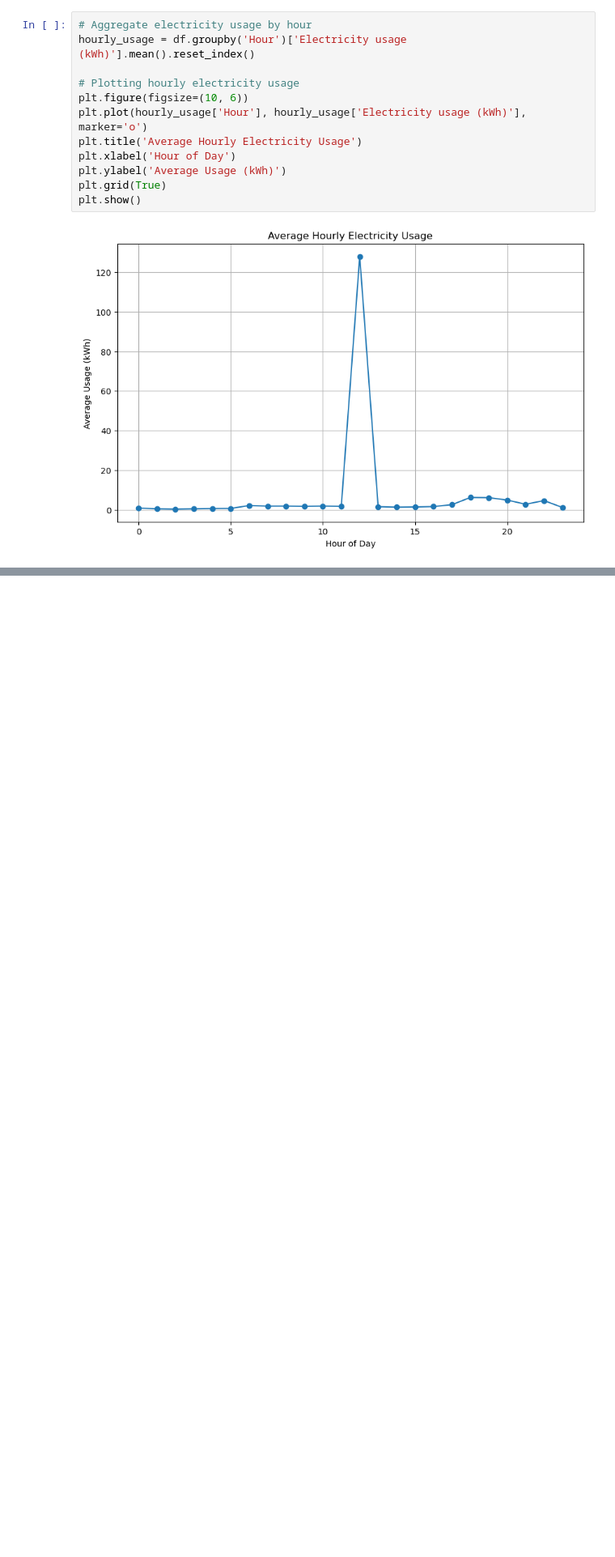
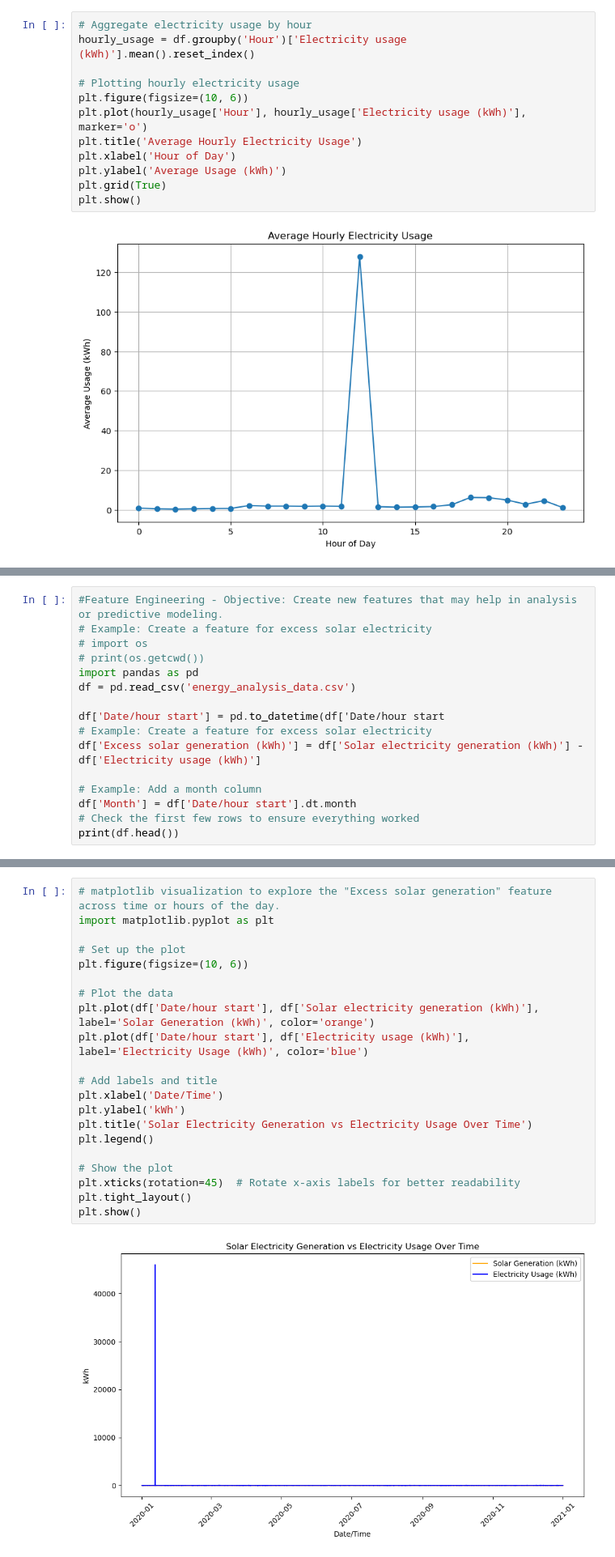
Before and after one commit to GichukiEdwin/Data-Analysis-Notebook, a Jupyter notebook: solar_battery_analysis/solar_battery_analysis.ipynb, the cells around one changed output, grey strips where cells are left out. Shown at 81% size. Drawn from its saved outputs; the diff is of its cells as text; blank space fills up the shorter version.

```diff
--- a/solar_battery_analysis/solar_battery_analysis.ipynb
+++ b/solar_battery_analysis/solar_battery_analysis.ipynb
@@ -257,0 +205,16 @@ Mean Squared Error: 228.14376653956398
+# %%
+#Feature Engineering - Objective: Create new features that may help in analysis or predictive modeling.
+# Example: Create a feature for excess solar electricity
+# import os
+# print(os.getcwd())
+import pandas as pd
+df = pd.read_csv('energy_analysis_data.csv')
+
+df['Date/hour start'] = pd.to_datetime(df['Date/hour start
+# Example: Create a feature for excess solar electricity
+df['Excess solar generation (kWh)'] = df['Solar electricity generation (kWh)'] - df['Electricity usage (kWh)']
+
+# Example: Add a month column
+df['Month'] = df['Date/hour start'].dt.month
+# Check the first few rows to ensure everything worked
+print(df.head())
@@ -257,0 +235,23 @@ Mean Squared Error: 228.14376653956398
+# %%
+# matplotlib visualization to explore the "Excess solar generation" feature across time or hours of the day.
+import matplotlib.pyplot as plt
+
+# Set up the plot
+plt.figure(figsize=(10, 6))
+
+# Plot the data
+plt.plot(df['Date/hour start'], df['Solar electricity generation (kWh)'], label='Solar Generation (kWh)', color='orange')
+plt.plot(df['Date/hour start'], df['Electricity usage (kWh)'], label='Electricity Usage (kWh)', color='blue')
+
+# Add labels and title
+plt.xlabel('Date/Time')
+plt.ylabel('kWh')
+plt.title('Solar Electricity Generation vs Electricity Usage Over Time')
+plt.legend()
+
+# Show the plot
+plt.xticks(rotation=45)  # Rotate x-axis labels for better readability
+plt.tight_layout()
+plt.show()
+# %% [output]
+[figure, added]
```
Also changed, not shown: parts of 13 cells of this notebook, 4 other files.
